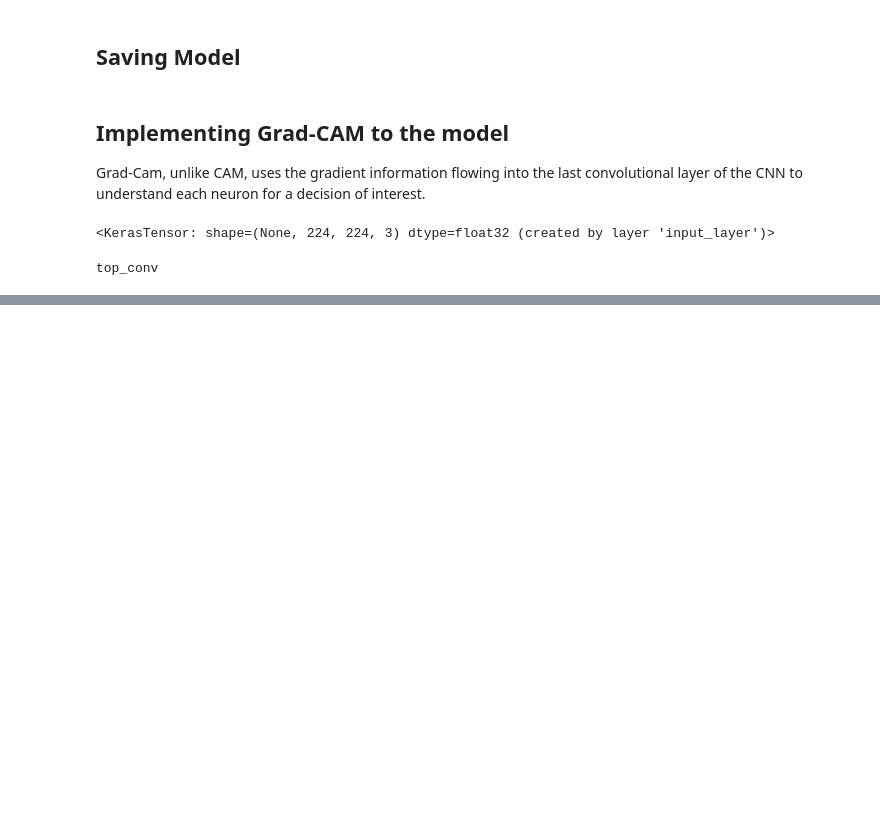
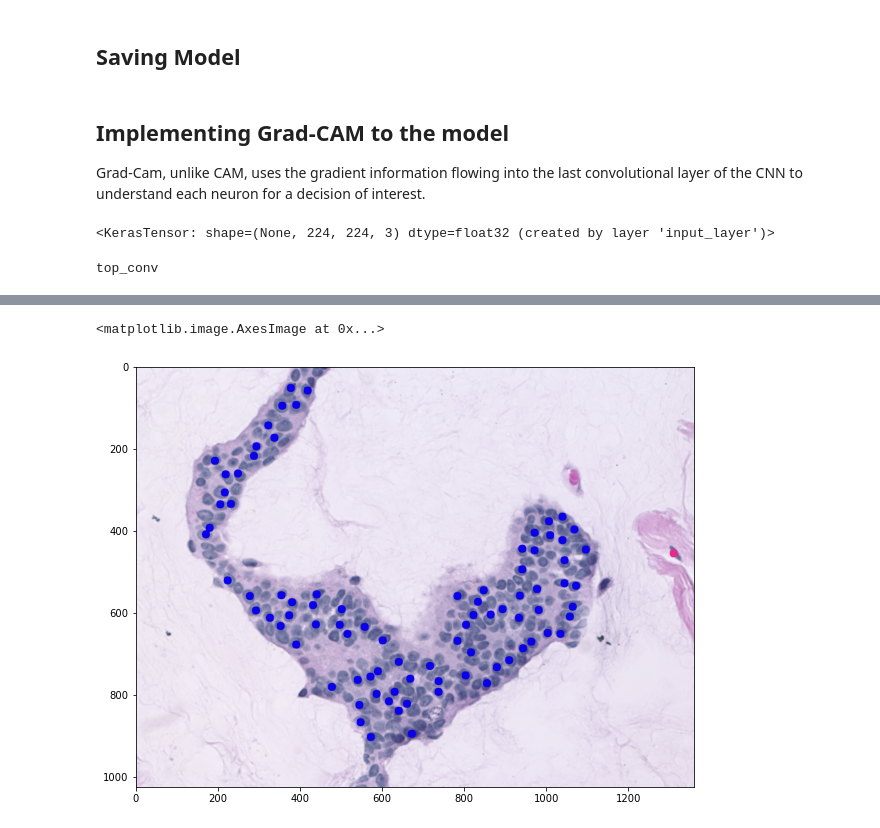
Before and after one commit to danielmacedodc/SIBGRAPI_2022, a Jupyter notebook: Projeto_SiDi.ipynb, the cells around one changed output, grey strips where cells are left out. Saved outputs shown, nothing was run; the diff lists cells and outputs as text; code cells hidden in the pictures; blank space fills up the shorter version.

```diff
--- a/Projeto_SiDi.ipynb
+++ b/Projeto_SiDi.ipynb
@@ -418,0 +432,6 @@ Predicted: tf.Tensor([1. 0.], shape=(2,), dtype=float32)
+# %%
+plt.figure(figsize=(10,10))
+plt.imshow(img1)
+# %% [output]
+<matplotlib.image.AxesImage at 0x...>
+[figure, added]
```
Also changed, not shown: parts of 27 cells of this notebook.
